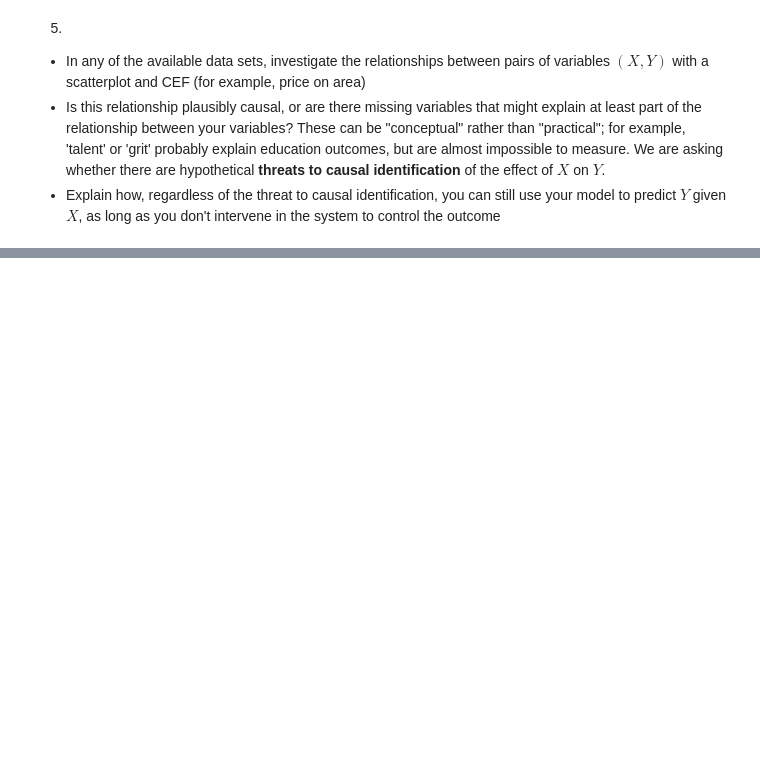
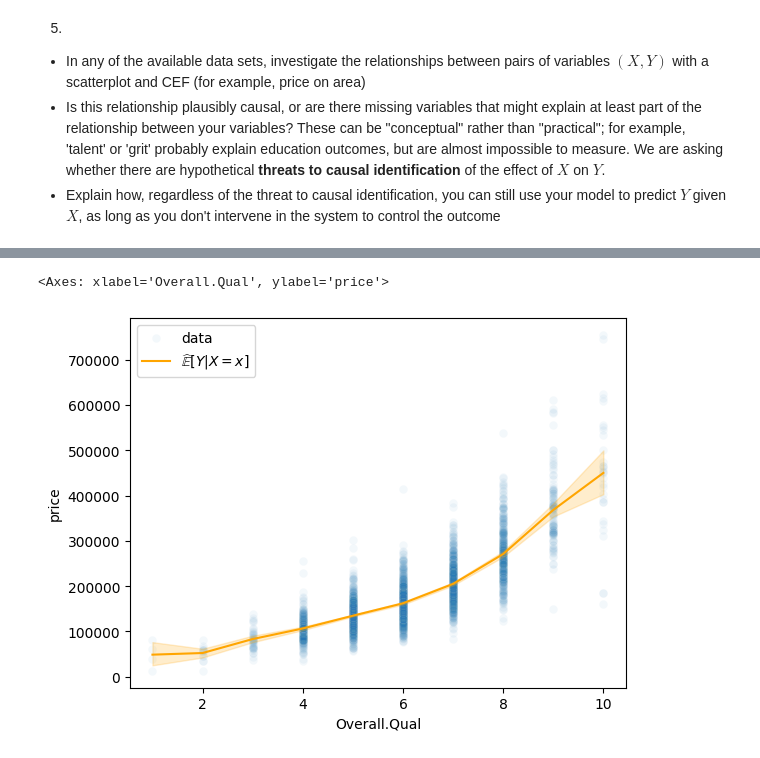
Before and after one commit to tiyeh21/MSDS_5030_Repo, a Jupyter notebook: assignment_3.ipynb, the cells around one changed output, grey strips where cells are left out. Drawn from its saved outputs; the diff is of its cells as text; code cells hidden in the pictures; blank space fills up the shorter version.

```diff
--- a/assignment_3.ipynb
+++ b/assignment_3.ipynb
@@ -82,0 +367,7 @@ Show that the solution to this problem is the LCLS/Naradaya-Watson estimator.
+# %%
+means = Price.loc[:,['price','Overall.Qual']].groupby('Overall.Qual').mean()
+sns.scatterplot(data=Price_Final, y='price', x='Overall.Qual',alpha=.05, label='data')
+sns.lineplot(data=Price_Final, x='Overall.Qual',y='price',color='orange', label='$\\widehat{\\mathbb{E}}[Y|X=x]$')
+# %% [output]
+<Axes: xlabel='Overall.Qual', ylabel='price'>
+[figure, added]
```
Also changed, not shown: parts of 21 cells of this notebook.
